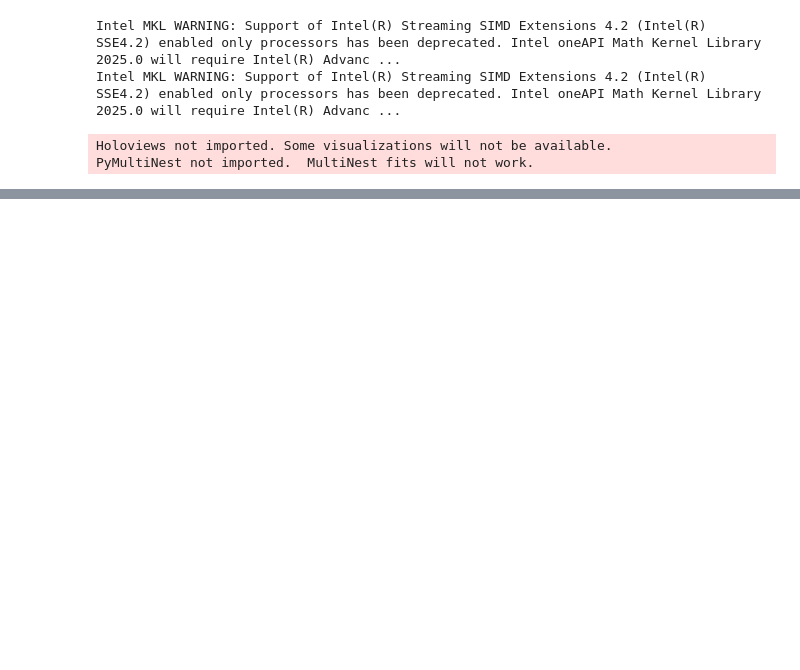
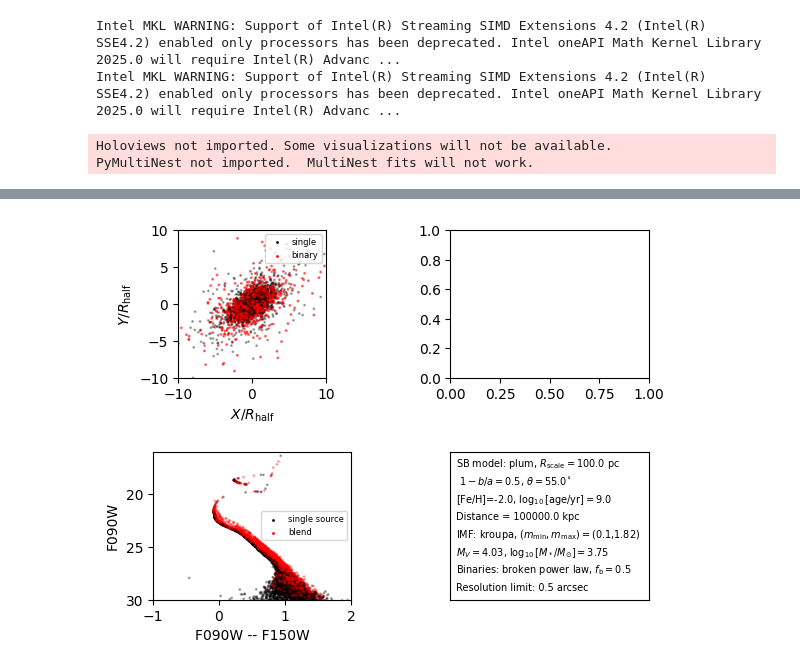
Before and after one commit to mgwalkergit/xymass, a Jupyter notebook: examples/sample_r2d_with_binaries_blend.ipynb, the cells around one changed output, grey strips where cells are left out. Drawn from its saved outputs; the diff is of its cells as text; code cells hidden in the pictures; blank space fills up the shorter version.

```diff
--- a/examples/sample_r2d_with_binaries_blend.ipynb
+++ b/examples/sample_r2d_with_binaries_blend.ipynb
@@ -55,20 +55,26 @@ imf_model='kroupa' #specify IMF model ('kroupa', 'salpeter', 'BPL', 'lognormal')
 imf_m_min=0.1 #specify minimum stellar mass in M_sun
 mass_primary=xymass.sample_imf(size=n_object,model=imf_model,m_min=m_min,m_max=m_max).mass*u.M_sun
 # %%
-binary_model='Raghavan2010'
-f_binary=0.2 #specify binary fraction.  Expected number of stars will become n_object*(1+f_binary).
+f_binary=0.5 #specify binary fraction.  Expected number of stars will become n_object*(1+f_binary).
 #Actual number will be Poisson distributed
 
 #randomly (according to f_binary) select objects from r2d to be replaced by two components comprising binary system
 #sample positions of binary companions from physically-calculated orbits according to binary_model.
 #Note that m_min need not be the same value used to sample primary masses above (if, for example, sample of primaries is mass-limited and secondaries are not)
-r2d_wb=xymass.add_binaries_physical(r2d.r_xyz,mass_primary,f_binary=f_binary,\
-                                               m_min=m_min,binary_model=binary_model)
+r2d_with_binaries_raghavan=xymass.add_binaries_physical(r2d.r_xyz,mass_primary,f_binary=f_binary,\
+                                               m_min=m_min,binary_model='Raghavan2010')
+
+mass_secondary=xymass.sample_imf(size=n_object,model='kroupa',m_min=m_min,m_max=m_max).mass*u.M_sun
+r2d_with_binaries_bpl=xymass.add_binaries_func(r2d.r_xyz,\
+                                               separation_func='bpl',mass_primary=mass_primary,\
+                                               f_binary=f_binary,mass_secondary=mass_secondary,s_min=1.*u.AU,\
+                                               s_max=100000.*u.AU,s_break=100.*u.AU,alpha1=1.01,\
+                                               alpha2=2.,projected=True)
 
 #The '.item' key distinguishes singles, primaries and secondaries.
-singles=np.where(r2d_wb.item==0)[0] #single objects
-primaries=np.where(r2d_wb.item==1)[0] #primaries within binary objects
-secondaries=np.where(r2d_wb.item==2)[0] #secondaries within binary objects
+singles_raghavan=np.where(r2d_with_binaries_raghavan.item==0)[0] #single objects
+primaries_raghavan=np.where(r2d_with_binaries_raghavan.item==1)[0] #primaries within binary objects
+secondaries_raghavan=np.where(r2d_with_binaries_raghavan.item==2)[0] #secondaries within binary objects
 # %%
 #need to make sure these filters are in bc.py file in site-packages
 filter_names=['G','BP','RP','DECam_g','DECam_r','DECam_i','DECam_z','DECam_Y','SDSS_u','SDSS_g','SDSS_r','SDSS_i','SDSS_z','PS_g','PS_r','PS_i','PS_z','V','F090W','F150W','ACS_WFC_F606W','ACS_WFC_F814W','LSST_u','LSST_g','LSST_r','LSST_i','LSST_z','LSST_y','R062','Z087','Y106','J129','W146','H158','F184']
@@ -156,0 +156,74 @@ plt.show()
+# %%
+### Repeat using the broken power law separation function
+
+#interpolate isochrone at each mass
+iso=mist_track.generate(r2d_with_binaries_bpl.mass,logage,feh,accurate=True)
+#get bolometric correction for all filters in filter_names
+iso_bc=bc_grid.interp([iso['Teff'],iso['logg'],iso['feh'],np.zeros(len(iso))],filter_names)
+#apply bolometric corrections
+iso_filter_mag=(np.array(iso['Mbol'])-iso_bc.T).T
+
+Mbol_sun=4.74 #solar absolute bolometric magnitude
+r2d_with_binaries_blend_bpl=xymass.binary_blend(r2d_with_binaries_bpl,iso_filter_mag,Mbol_sun,resolution_limit_physical)
+
+L_V=10.**(-(iso_filter_mag[17]-Mbol_sun)/2.5) #solar V-band luminosity
+M_V=Mbol_sun-2.5*np.log10(np.sum(L_V)) #V-band luminosity of sample population
+mass_tot=np.sum(r2d_with_binaries_bpl.mass) #total mass of sampled population
+
+f090w=r2d_with_binaries_blend_bpl.mag.T[18]+dmodulus #apparent magnitude of sampled stars in JWST F090W
+f150w=r2d_with_binaries_blend_bpl.mag.T[19]+dmodulus #apparent magnitude of sampled stars in JWST F150W
+
+#simulate observational errors similar to JWST ERS program (Weisz et al. 2022)
+e_f090w=10.**(0.3*f090w-9.7)
+e_f150w=10.**(0.3*f150w-9.35)
+
+f090w_obs=f090w+np.random.normal(loc=0.,scale=e_f090w)
+f150w_obs=f150w+np.random.normal(loc=0.,scale=e_f150w)
+
+mag=f090w_obs #simulated F090W magnitudes, including observational errors
+col=f090w_obs-f150w_obs #simulated F090W - F150W colors, including observational errors
+
+fig=plt.figure(1)
+ax1=fig.add_subplot(221)
+ax2=fig.add_subplot(222)
+ax3=fig.add_subplot(223)
+ax4=fig.add_subplot(224)
+fig.subplots_adjust(wspace=0.5,hspace=0.5)
+
+cols=np.full(len(r2d_with_binaries_bpl.item),'k')
+cols[r2d_with_binaries_bpl.item>0]='r'
+ax1.scatter([-999],[-999],color='k',label='single',s=1)
+ax1.scatter([-999],[-999],color='r',label='binary',s=1)
+ax1.scatter(r2d_with_binaries_bpl.r_xyz.T[0]/r2d.rhalf_2d.value,r2d_with_binaries_bpl.r_xyz.T[1]/r2d.rhalf_2d.value,color=cols,s=1,alpha=0.3)
+ax1.set_xlabel(r'$X / R_{\rm half}$')
+ax1.set_ylabel(r'$Y / R_{\rm half}$')
+ax1.legend(loc=1,fontsize=6)
+ax1.set_xlim([-10,10])
+ax1.set_ylim([-10,10])
+ax1.set_aspect('equal')
+
+cols=np.full(len(col),'k',dtype='str')
+cols[r2d_with_binaries_blend_bpl.blend]='r'
+ax3.scatter([-999],[-999],color='k',label='single source',s=1)
+ax3.scatter([-999],[-999],color='r',label='blend',s=1)
+ax3.scatter(col,mag,color=cols,alpha=0.3,s=1)
+ax3.set_xlabel('F090W -- F150W')
+ax3.set_ylabel('F090W')
+ax3.set_ylim([30,16])
+ax3.set_xlim([-1,2])
+ax3.legend(fontsize=6)
+
+ax4.set_xlim([0,1])
+ax4.set_ylim([0,1])
+ax4.text(0.03,0.9,'SB model: '+sb_model+r', $R_{\rm scale}=$'+str(round(r_scale.value,0))+' '+str(r_scale.unit),fontsize=7)
+ax4.text(0.03,0.78,r' $1-b/a = $'+str(round(ellipticity,2,))+r', $\theta=$'+str(round(position_angle,2))+r'$^{\circ}$',fontsize=7)
+ax4.text(0.03,0.66,'[Fe/H]='+str(feh)+r', $\log_{10}[\mathrm{age/yr}]=$'+str(round(logage,2)),fontsize=7)
+ax4.text(0.03,0.54,'Distance = '+str(round(distance.value,0))+' kpc',fontsize=7)
+ax4.text(0.03,0.42,'IMF: '+imf_model+', '+r'$(m_{\rm min},m_{\rm max})=($'+str(round(imf_m_min,2))+','+str(round(m_max,2))+'$)$',fontsize=7)
+ax4.text(0.03,0.30,r'$M_V=$'+str(round(M_V,2))+', '+r'$\log_{10}[M_*/M_{\odot}]=$'+str(round(np.log10(mass_tot),2)),fontsize=7)
+ax4.text(0.03,0.18,'Binaries: broken power law, '+r'$f_{\rm b}=$'+str(round(f_binary,2)),fontsize=7)
+ax4.text(0.03,0.06,'Resolution limit: '+str(round(resolution_limit.value,2))+' arcsec',fontsize=7)
+ax4.tick_params(left=False,top=False,bottom=False,right=False,labelleft=False,labeltop=False,labelbottom=False,labelright=False)
+plt.show()
+# %% [output]
+[figure, added]
```
Also changed, not shown: parts of 4 cells of this notebook.
